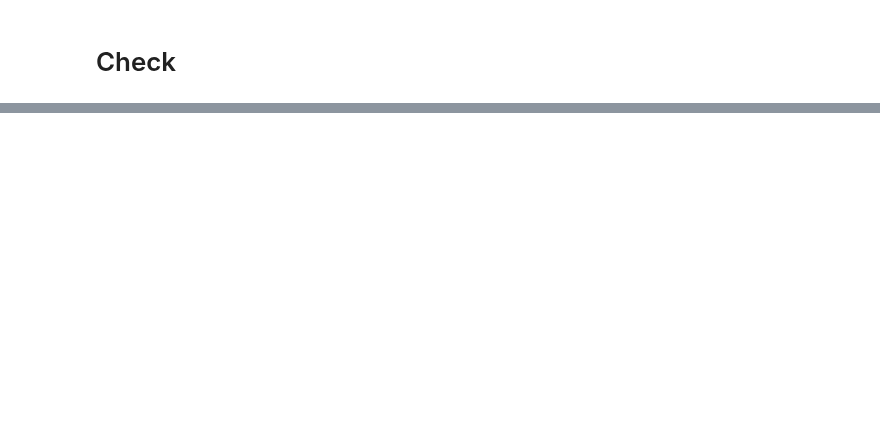
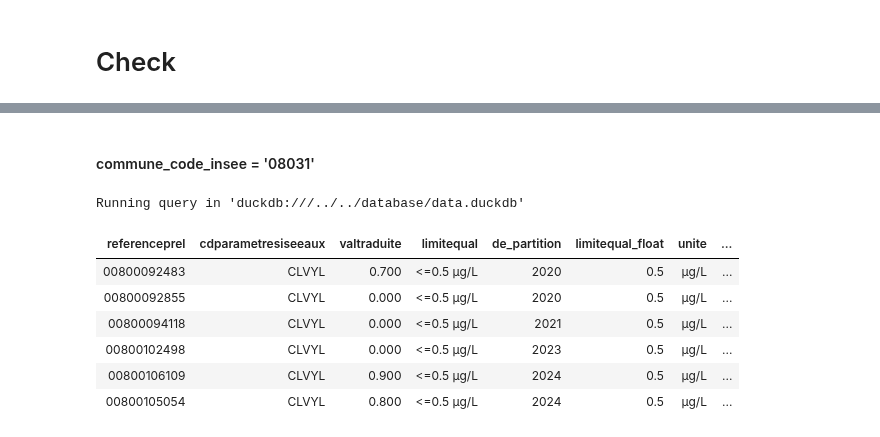
Before and after one commit to dataforgoodfr/13_pollution_eau, a Jupyter notebook: analytics/notebooks/cvm_calcul_conformite_par_commune-MAJ.ipynb, the cells around one changed output, grey strips where cells are left out. Cells and saved outputs as stored; diff of their text form; code cells hidden in the pictures; blank space fills up the shorter version.

```diff
--- a/analytics/notebooks/cvm_calcul_conformite_par_commune-MAJ.ipynb
+++ b/analytics/notebooks/cvm_calcul_conformite_par_commune-MAJ.ipynb
@@ -363,3 +780,25 @@ ORDER BY
+# %% [markdown]
+#### commune_code_insee = '08031'
+# %%
+%%sql
+ SELECT
+   *
+ FROM
+   int__resultats_udi_communes
+WHERE
+    inseecommune = '08031'
+    AND categorie = 'cvm'
+ORDER BY
+    de_partition
+# %% [output]
+Running query in 'duckdb:///../../database/data.duckdb'
+| referenceprel | cdparametresiseeaux | valtraduite | limitequal | de_partition | limitequal_float | unite | ... |
+| 00800092483 | CLVYL | 0.700 | <=0.5 µg/L | 2020 | 0.5 | µg/L | ... |
+| 00800092855 | CLVYL | 0.000 | <=0.5 µg/L | 2020 | 0.5 | µg/L | ... |
+| 00800094118 | CLVYL | 0.000 | <=0.5 µg/L | 2021 | 0.5 | µg/L | ... |
+| 00800102498 | CLVYL | 0.000 | <=0.5 µg/L | 2023 | 0.5 | µg/L | ... |
+| 00800106109 | CLVYL | 0.900 | <=0.5 µg/L | 2024 | 0.5 | µg/L | ... |
+| 00800105054 | CLVYL | 0.800 | <=0.5 µg/L | 2024 | 0.5 | µg/L | ... |
 # %%
 %%sql --with int__resultats_ALL_communes_name
  SELECT
```
Also changed, not shown: parts of 44 cells of this notebook.
